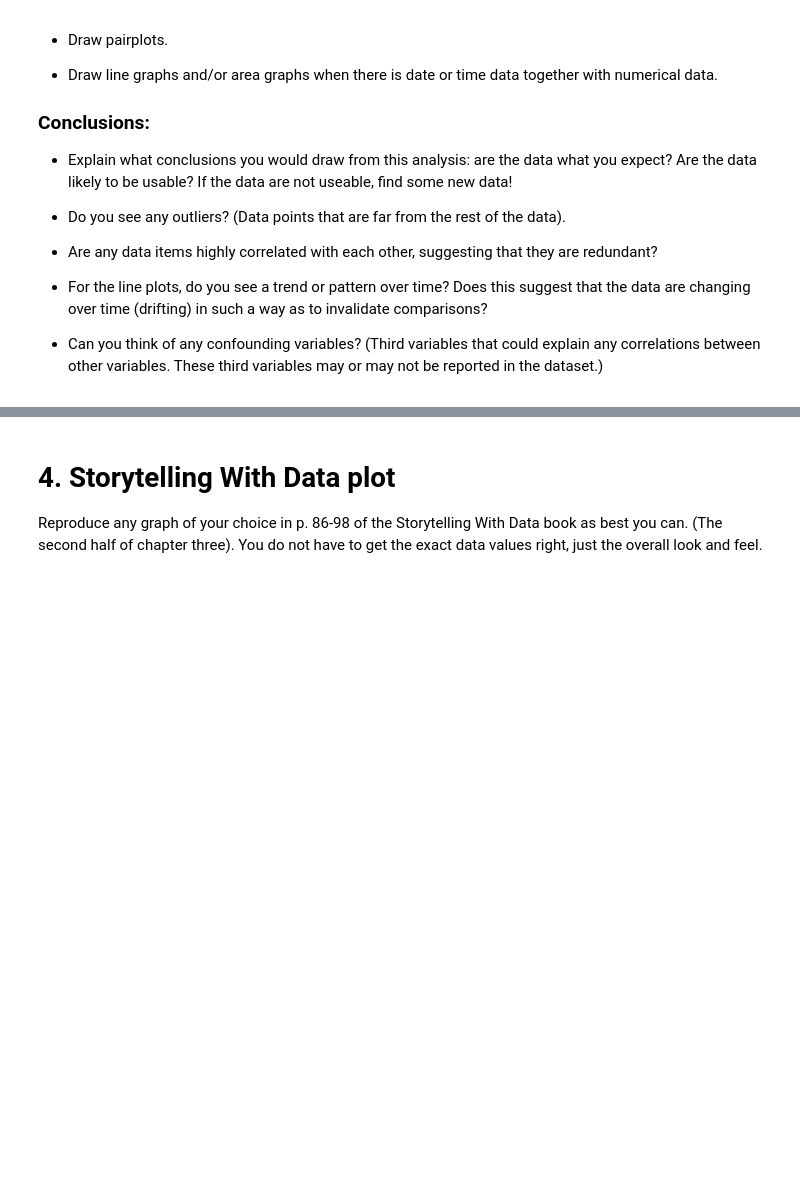
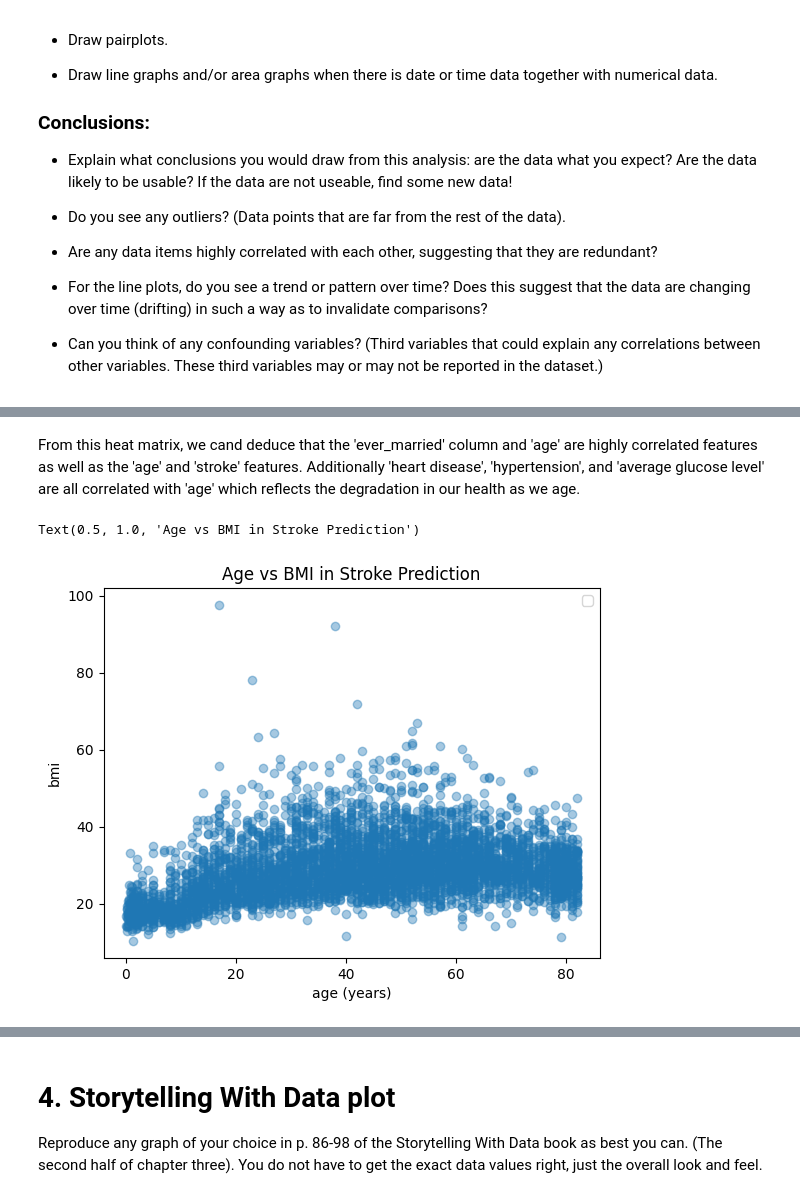
Before and after one commit to els246/2025-spring-B2, a Jupyter notebook: OMDS-ModB2-Week6-Stiller-Emma.ipynb, the cells around one changed output, grey strips where cells are left out. Cells and saved outputs as stored; diff of their text form; code cells hidden in the pictures; blank space fills up the shorter version.

```diff
--- a/OMDS-ModB2-Week6-Stiller-Emma.ipynb
+++ b/OMDS-ModB2-Week6-Stiller-Emma.ipynb
@@ -75,0 +116,13 @@ This week, you will do the same types of exercises as last week, but you should
+# %% [markdown]
+From this heat matrix, we cand deduce that the 'ever_married' column and 'age' are highly correlated features as well as the 'age' and 'stroke' features. Additionally 'heart disease', 'hypertension', and 'average glucose level' are all correlated with 'age' which reflects the degradation in our health as we age.
+# %%
+# plot 'ever married' and 'age' since they have a large correlation
+
+plt.scatter(df['age'], df['bmi'], alpha=0.4)
+plt.ylabel('bmi')
+plt.xlabel('age (years)')
+plt.legend()
+plt.title('Age vs BMI in Stroke Prediction')
+# %% [output]
+Text(0.5, 1.0, 'Age vs BMI in Stroke Prediction')
+[figure, added]
```
Also changed, not shown: parts of 7 cells of this notebook, 1 other file.
